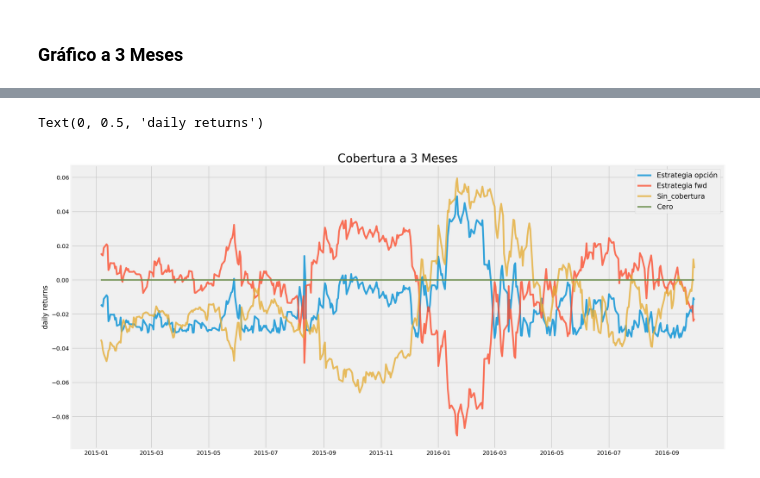
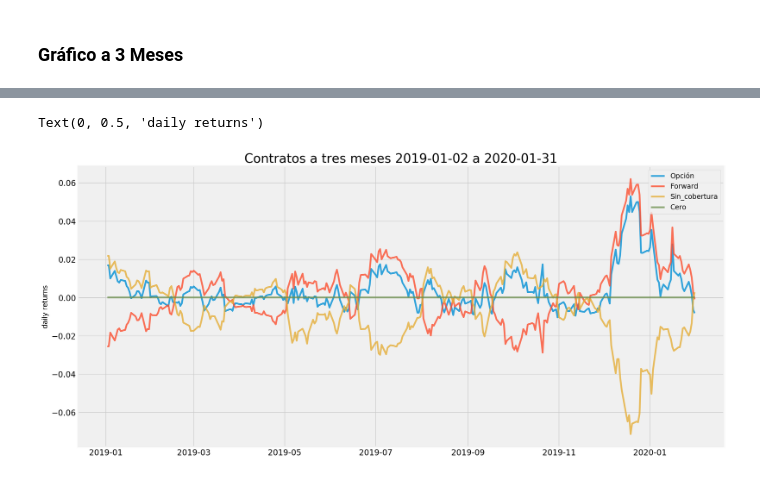
Before and after one commit to PBenavides/Practice_Notebooks, a Jupyter notebook: Finance_with_Python/Fwd_opciones_y_spot.ipynb, the cells around one changed output, grey strips where cells are left out. Saved outputs shown, nothing was run; the diff lists cells and outputs as text; code cells hidden in the pictures.

```diff
--- a/Finance_with_Python/Fwd_opciones_y_spot.ipynb
+++ b/Finance_with_Python/Fwd_opciones_y_spot.ipynb
@@ -1,4 +1,6 @@
 # %%
+import math
+from math import copysign
 import pandas as pd
 import numpy as np
 from scipy.stats import norm
@@ -13,7 +15,7 @@ plt.style.use('fivethirtyeight')
 %config InlineBackend.figure_format = 'retina'
 warnings.filterwarnings("ignore")
 
-data = pd.read_excel('datos_fwd_vs_opcion.xlsx')
+data = pd.read_excel('data_final_opciones_vs_fwd.xlsx')
 data.set_index('Date',inplace=True)
 data.sort_values(by='Date',inplace=True)
 print('Dia primero: {} \n Dia ultimo: {}'.format(data.index.min(),data.index.max()))
@@ -104,20 +104,24 @@ Sin cobertura, se asume que la empresa está asumiendo un costo el tipo de cambi
 
 $$ (1- \frac{Spot_{T}}{Spot_{0}})$$
 # %%
-def estrategia_fwd(tc_fwd, spot_final, type='call'):
+def carry_fwd(tc_fwd, spot_final, type='call'):
   #Los puntos que yo pago por entrar a un fwd?
   return (1- (tc_fwd/spot_final))
 
-def prima_total(prima_opcion, strike, spot_final, type='compra'):
+def prima_total(prima_pct, strike, spot_final, type='compra'):
   #Los puntos que yo pierdo/gano por tener la opción al ATM 3M.
   #Se asume, también, que gano si es que prefiero irme al spot
     if float(strike) > float(spot_final):
-        return - prima_opcion + (1-(spot_final/strike))
+        return  (1-(spot_final/strike)) - prima_pct
     else:
-        return (1 - (strike/spot_final)) - prima_opcion
+        return (1 - (strike/spot_final)) - prima_pct
 
 def sin_cobertura(spot_final, spot_inicial, type='compra'):
-      return (1 - (spot_final/spot_inicial))
+  """
+  Asumo que el cliente gana-pierde si espera a comprar sin cobertura alguna. Donde el costo de esperar es si no hubiera esperado y hubiera cambiado en el momento.
+  Pero, esto no es tan cierto pues en sí depende de la liquidez del cliente. Debería ponerse fwd?
+  """
+  return (1 - (spot_final/spot_inicial))
 # %% [markdown]
 ### Transformación de datos:
 # %%
@@ -129,8 +137,8 @@ Timestamp('2018-12-31 00:00:00')
 #S - K - Rd - Rf - vol
 
 #Establezco los días para hacer el análisis a 3M
-start_date_requerido = '2015-01-01'
-final_date_requerido = '2017-01-01'
+start_date_requerido = '2019-01-01'
+final_date_requerido = '2020-05-04'
 
 start_date = inputs[(inputs.index >= start_date_requerido) & (inputs.index < final_date_requerido)].index.min()
 final_date = inputs[(inputs.index >= start_date_requerido) & (inputs.index < final_date_requerido)].index.max()
@@ -174,19 +182,19 @@ print('test shape: {}\ninput shape: {}'.format(test_df.shape, input_df.shape))
 #Creo mis variables.
 #df.set_index('Date',inplace=True)
 final_df = input_df.copy()
-columnas_finales = [*input_df.columns] + ['Spot_final','Prima_opcion','Estrategia fwd','Estrategia opción']
+columnas_finales = [*input_df.columns] + ['Spot_final','Prima_pct','Forward','Opción']
 final_df = final_df.reindex(columns=columnas_finales)
 final_df.set_index('Date', inplace=True)
 #df.set_index('Date',inplace=True)
-final_df['Prima_opcion'] = final_df.apply(lambda x: value_call_or_put(x['USDPEN'], x['Outright 3M'], 90, x['Tasa Efectiva 3M'], x['Tasa Implicita 3M'],x['ATM VOL MID, 3M']),axis=1)
+final_df['Prima_pct'] = final_df.apply(lambda x: value_call_or_put_pct(S0=x['USDPEN'], K=x['Outright 3M'], t=0.25, rd =x['Tasa Implicita 3M'],rf=x['Tasa Efectiva 3M'],vol=x['ATM VOL MID, 3M']),axis=1)
 for fecha in final_df.index:
     try:
         #print('fecha: {} Eval: {}'.format(fecha, fecha+timedelta(days=90)))
         final_df['Spot_final'][fecha] = df.set_index('Date')['USDPEN'][fecha + timedelta(days=90)]
     except KeyError:
         print(fecha, 'y',fecha+timedelta(days=90))
-final_df['Estrategia fwd'] = final_df.apply(lambda x: estrategia_fwd(x['Outright 3M'], x['Spot_final']),axis=1)
-final_df['Estrategia opción'] = final_df.apply(lambda x: prima_total(x['Prima_opcion'], x['Outright 3M'], x['Spot_final'],x['USDPEN']),axis=1)
+final_df['Forward'] = final_df.apply(lambda x: carry_fwd(x['Outright 3M'], x['Spot_final']),axis=1)
+final_df['Opción'] = final_df.apply(lambda x: prima_total(prima_pct=x['Prima_pct'], strike=x['Outright 3M'],spot_final= x['Spot_final']),axis=1)
 final_df['Sin_cobertura'] = final_df.apply(lambda x: sin_cobertura(x['Spot_final'],x['USDPEN']),axis=1)
 
 #Borrare los Fines de Semana. Pero, aún falta sacarle los feriados.
@@ -199,11 +235,12 @@ input shape: (635, 6)
 ### Gráfico a 3 Meses
 # %%
 plt.figure(figsize=(18,9))
-for c in final_df[['Estrategia opción','Estrategia fwd','Sin_cobertura','Cero']]:
+for c in final_df[['Opción','Forward','Sin_cobertura','Cero']]:
     plt.plot(final_df.index, final_df[c], lw=3, alpha=0.8, label=c)
 print(final_df.index.min())
 print(final_df.index.max())
-plt.title('Cobertura a 3 Meses',fontsize=20)
+plt.title('Contratos a tres meses {} a {}'.format(str(final_df.index.min())[:-9],str(final_df.index.max()))[:-9],fontsize=22)
+plt.tick_params(axis='both',labelsize=14)
 plt.legend(loc='upper right', fontsize=12)
 plt.ylabel('daily returns')
 # %% [output]
@@ -212,2 +249,2 @@ plt.ylabel('daily returns')
 Text(0, 0.5, 'daily returns')
-[figure, old version]
+[figure, new version]
```
Also changed, not shown: parts of 29 cells of this notebook, 5 other files.
